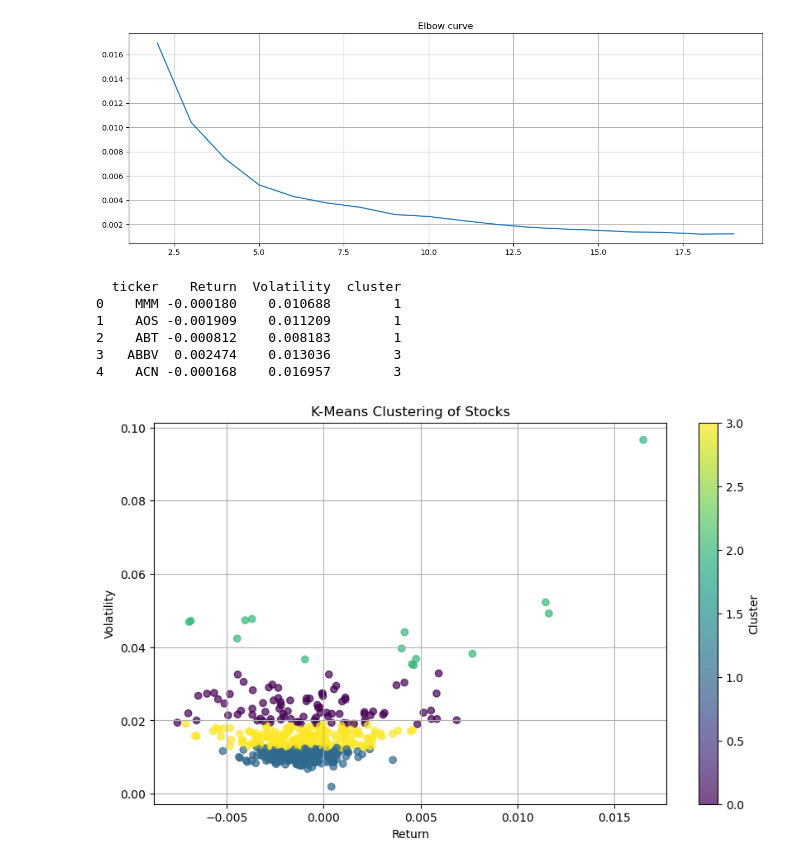
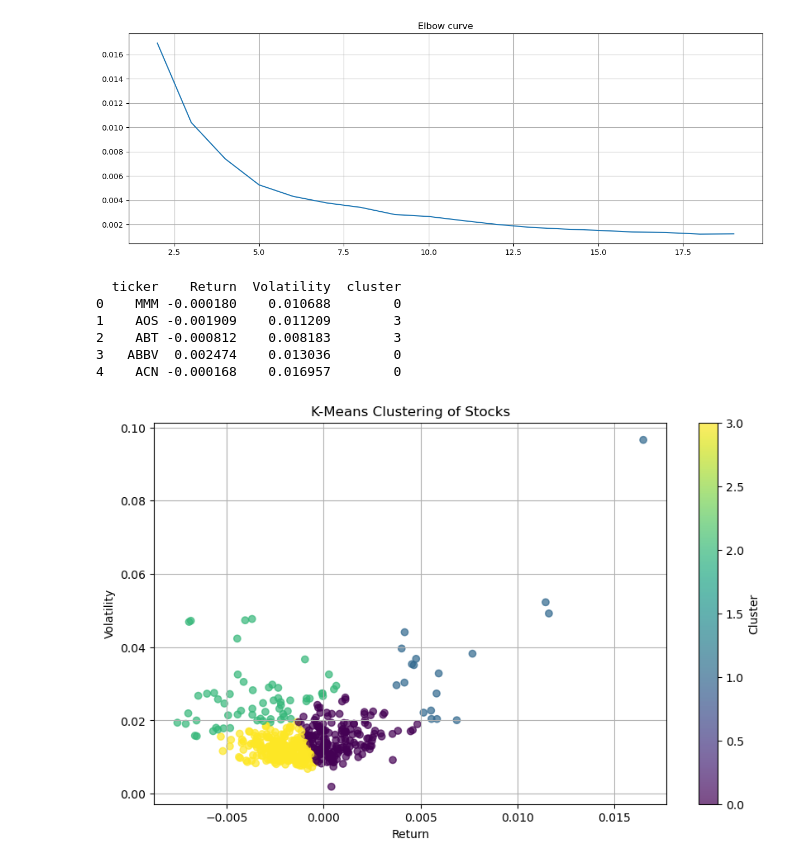
Before and after one commit to ypavanr/AI-stock-suggestion, a Jupyter notebook: stock_research.ipynb, the cells around one changed output. Saved outputs shown, nothing was run; the diff lists cells and outputs as text; code cells hidden in the pictures.

```diff
--- a/stock_research.ipynb
+++ b/stock_research.ipynb
@@ -448,48 +445,42 @@ Text(0.5, 1.0, 'Elbow curve')
 [figure]
 # %%
 
-# Step 1: Prepare data (return + volatility)
 data = np.asarray([np.asarray(dataset['return']), np.asarray(dataset['volatility'])]).T
+scaler = StandardScaler()
+scaled_data = scaler.fit_transform(data)
+centroids, _ = kmeans(scaled_data, 4)
 
-# Step 2: Compute K-Means with k = 4
-centroids, _ = kmeans(data, 4)
+cluster_indices, _ = vq(scaled_data, centroids)
 
-# Step 3: Assign each point to a cluster
-cluster_indices, _ = vq(data, centroids)
-
-# Step 4: Create a dataframe with tickers and their assigned cluster
 cluster_info = [(ticker, cluster) for ticker, cluster in zip(dataset.index, cluster_indices)]
 cluster_df = pd.DataFrame(cluster_info, columns=['ticker', 'cluster'])
 
-# Step 5: Create a full dataframe with Ticker, Return, Volatility
-stock_df = dataset.reset_index()  # Makes 'Ticker' a column if it’s currently the index
+stock_df = dataset.reset_index()
 stock_df['cluster'] = cluster_df['cluster']
 
-# Step 6: Rename columns for clarity
 stock_df = stock_df[['ticker', 'return', 'volatility', 'cluster']]
 stock_df.columns = ['ticker', 'Return', 'Volatility', 'cluster']
 
-# Final output
 print(stock_df.head())
 plt.figure(figsize=(10, 6))
 scatter = plt.scatter(
     stock_df['Return'],
     stock_df['Volatility'],
     c=stock_df['cluster'],
     cmap='viridis',
     alpha=0.7
 )
 plt.xlabel("Return")
 plt.ylabel("Volatility")
 plt.title("K-Means Clustering of Stocks")
 plt.colorbar(scatter, label='Cluster')
 plt.grid(True)
 plt.show()
 # %% [output]
   ticker    Return  Volatility  cluster
-0    MMM -0.000180    0.010688        1
-1    AOS -0.001909    0.011209        1
-2    ABT -0.000812    0.008183        1
-3   ABBV  0.002474    0.013036        3
-4    ACN -0.000168    0.016957        3
+0    MMM -0.000180    0.010688        0
+1    AOS -0.001909    0.011209        3
+2    ABT -0.000812    0.008183        3
+3   ABBV  0.002474    0.013036        0
+4    ACN -0.000168    0.016957        0
-[figure, old version]
+[figure, new version]
```
Also changed, not shown: parts of 6 cells of this notebook.
